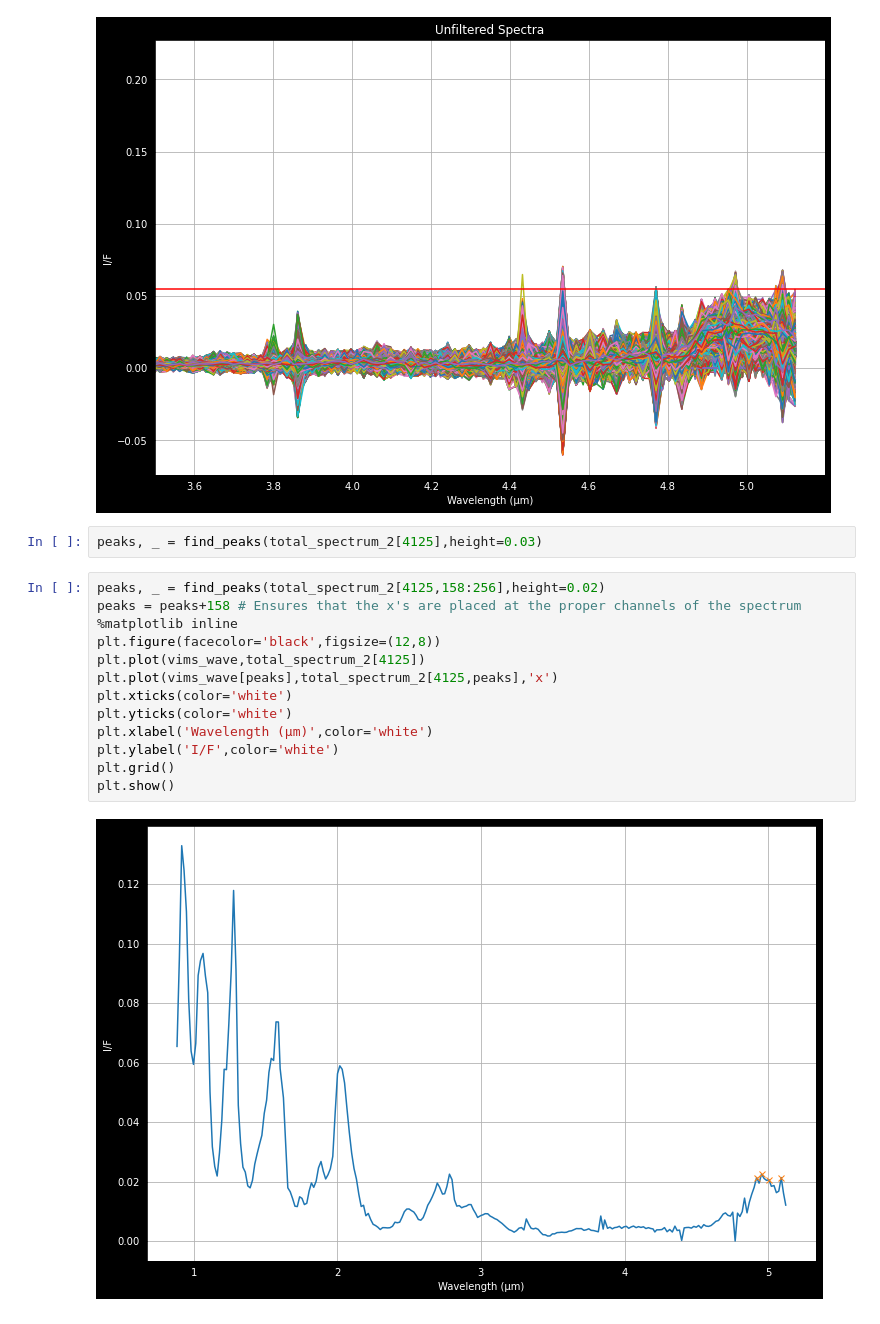
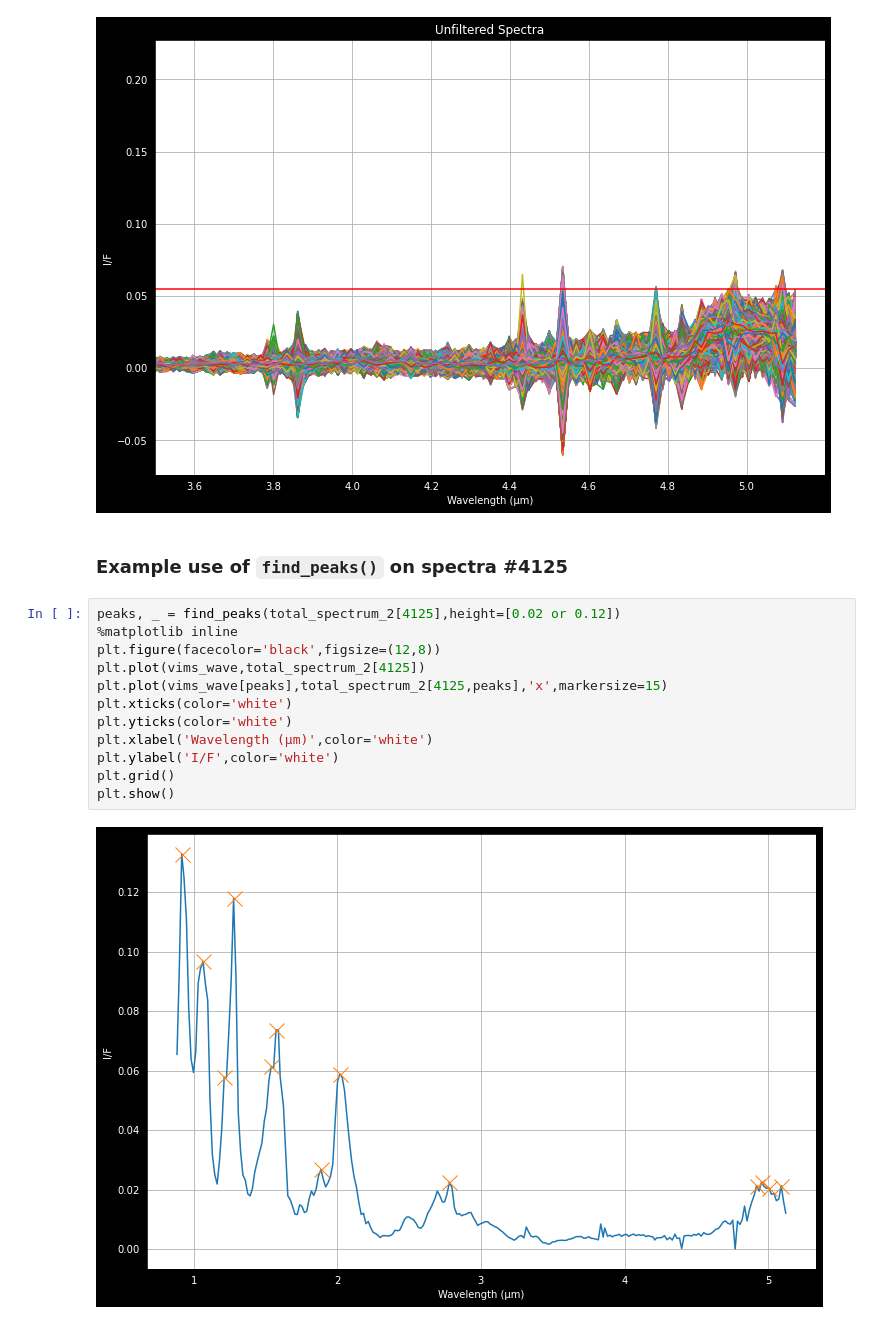
Before and after one commit to lucaslibshutz/spectralResearch, a Jupyter notebook: cleaning_4.ipynb, the cells around one changed output. Drawn from its saved outputs; the diff is of its cells as text.

````diff
--- a/cleaning_4.ipynb
+++ b/cleaning_4.ipynb
@@ -164,20 +166,19 @@ plt.grid()
 plt.show()
 # %% [output]
 [figure]
-# %%
-peaks, _ = find_peaks(total_spectrum_2[4125],height=0.03)
+# %% [markdown]
+### **Example use of ```find_peaks()``` on spectra #4125**
 # %%
-peaks, _ = find_peaks(total_spectrum_2[4125,158:256],height=0.02)
-peaks = peaks+158 # Ensures that the x's are placed at the proper channels of the spectrum
+peaks, _ = find_peaks(total_spectrum_2[4125],height=[0.02 or 0.12])
 %matplotlib inline
 plt.figure(facecolor='black',figsize=(12,8))
 plt.plot(vims_wave,total_spectrum_2[4125])
-plt.plot(vims_wave[peaks],total_spectrum_2[4125,peaks],'x')
+plt.plot(vims_wave[peaks],total_spectrum_2[4125,peaks],'x',markersize=15)
 plt.xticks(color='white')
 plt.yticks(color='white')
 plt.xlabel('Wavelength (µm)',color='white')
 plt.ylabel('I/F',color='white')
 plt.grid()
 plt.show()
 # %% [output]
-[figure, old version]
+[figure, new version]
````
Also changed, not shown: parts of 12 cells of this notebook.
